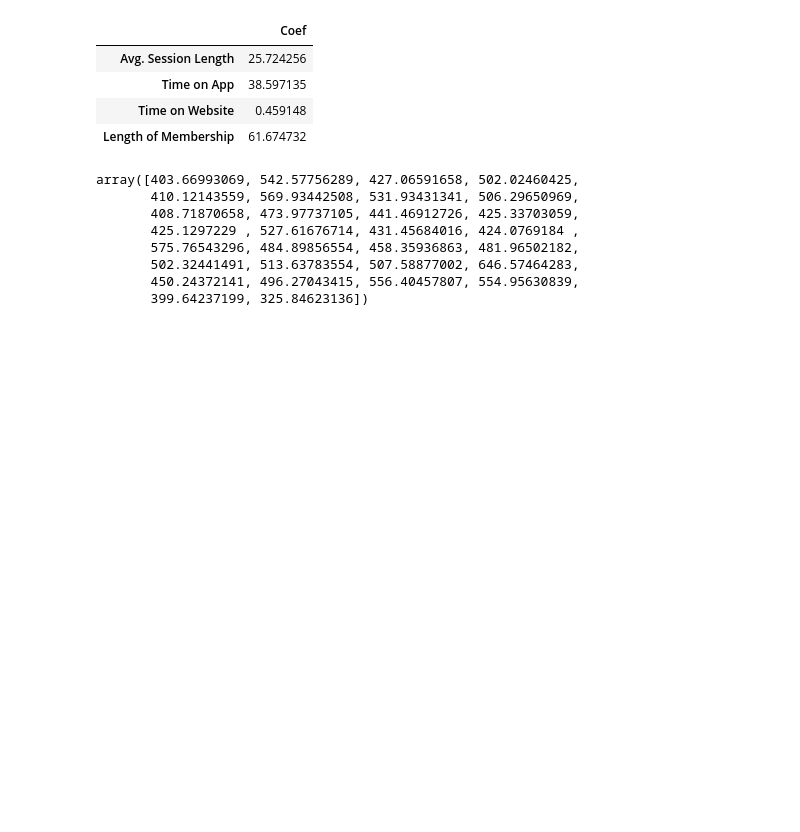
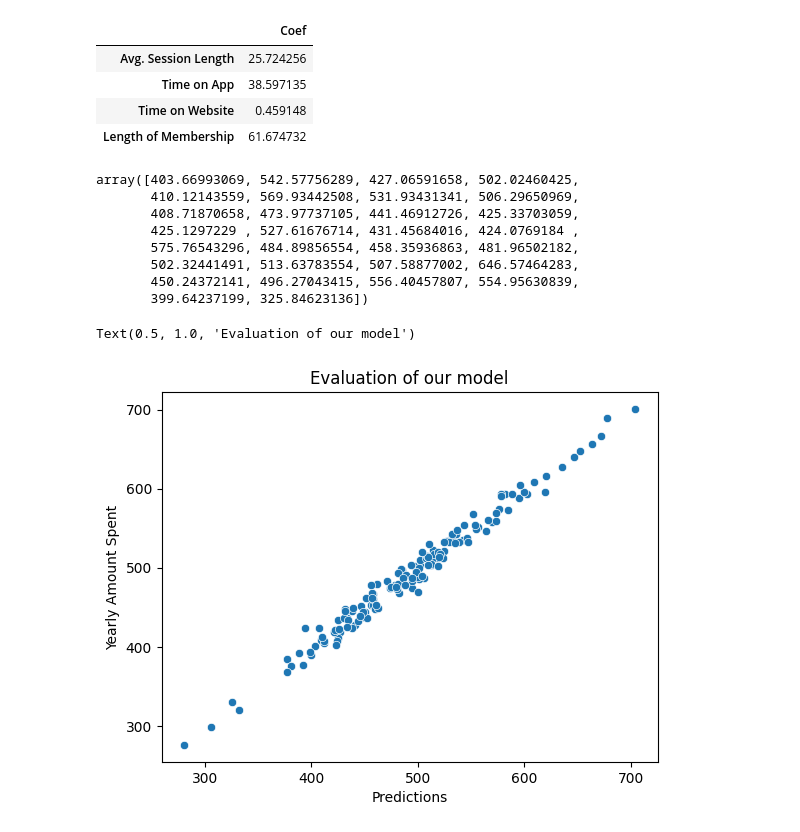
Before and after one commit to rizwanPizzee/Customers-Yearly-Spending-Prediction, a Jupyter notebook: MLR.ipynb, the cells around one changed output. Saved outputs shown, nothing was run; the diff lists cells and outputs as text; code cells hidden in the pictures; blank space fills up the shorter version.

Commit message:
Graphical Evaluation of the Predictions

```diff
--- a/MLR.ipynb
+++ b/MLR.ipynb
@@ -113,3 +113,10 @@ array([403.66993069, 542.57756289, 427.06591658, 502.02460425,
        502.32441491, 513.63783554, 507.58877002, 646.57464283,
        450.24372141, 496.27043415, 556.40457807, 554.95630839,
        399.64237199, 325.84623136])
+# %%
+sns.scatterplot(x = predictions, y = y_test)
+plt.xlabel('Predictions')
+plt.title('Evaluation of our model')
+# %% [output]
+Text(0.5, 1.0, 'Evaluation of our model')
+[figure, added]
```
